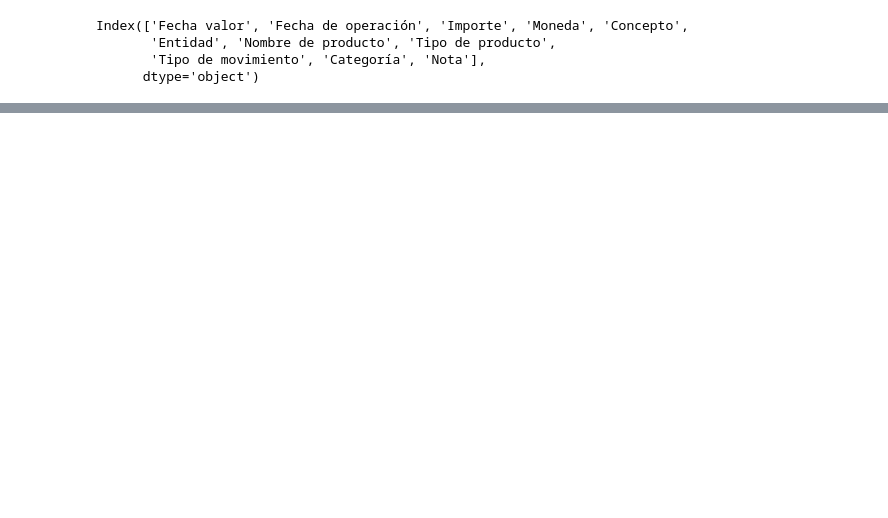
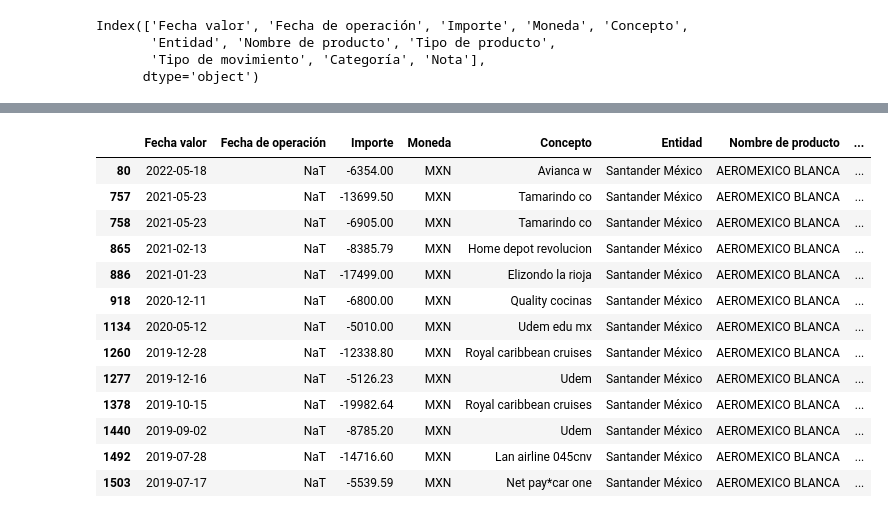
Before and after one commit to diegooguajardoo/100-days-of-python, a Jupyter notebook: Personal Projects/pandas_training.ipynb, the cells around one changed output, grey strips where cells are left out. Drawn from its saved outputs; the diff is of its cells as text; code cells hidden in the pictures; blank space fills up the shorter version.

```diff
--- a/Personal Projects/pandas_training.ipynb
+++ b/Personal Projects/pandas_training.ipynb
@@ -77,0 +116,17 @@ df
+# %%
+aeromexico[aeromexico["Importe"]< -5000].head(13)
+# %% [output]
+|  | Fecha valor | Fecha de operación | Importe | Moneda | Concepto | Entidad | Nombre de producto | ... |
+| 80 | 2022-05-18 | NaT | -6354.00 | MXN | Avianca w | Santander México | AEROMEXICO BLANCA | ... |
+| 757 | 2021-05-23 | NaT | -13699.50 | MXN | Tamarindo co | Santander México | AEROMEXICO BLANCA | ... |
+| 758 | 2021-05-23 | NaT | -6905.00 | MXN | Tamarindo co | Santander México | AEROMEXICO BLANCA | ... |
+| 865 | 2021-02-13 | NaT | -8385.79 | MXN | Home depot revolucion | Santander México | AEROMEXICO BLANCA | ... |
+| 886 | 2021-01-23 | NaT | -17499.00 | MXN | Elizondo la rioja | Santander México | AEROMEXICO BLANCA | ... |
+| 918 | 2020-12-11 | NaT | -6800.00 | MXN | Quality cocinas | Santander México | AEROMEXICO BLANCA | ... |
+| 1134 | 2020-05-12 | NaT | -5010.00 | MXN | Udem edu mx | Santander México | AEROMEXICO BLANCA | ... |
+| 1260 | 2019-12-28 | NaT | -12338.80 | MXN | Royal caribbean cruises | Santander México | AEROMEXICO BLANCA | ... |
+| 1277 | 2019-12-16 | NaT | -5126.23 | MXN | Udem | Santander México | AEROMEXICO BLANCA | ... |
+| 1378 | 2019-10-15 | NaT | -19982.64 | MXN | Royal caribbean cruises | Santander México | AEROMEXICO BLANCA | ... |
+| 1440 | 2019-09-02 | NaT | -8785.20 | MXN | Udem | Santander México | AEROMEXICO BLANCA | ... |
+| 1492 | 2019-07-28 | NaT | -14716.60 | MXN | Lan airline 045cnv | Santander México | AEROMEXICO BLANCA | ... |
+| 1503 | 2019-07-17 | NaT | -5539.59 | MXN | Net pay*car one | Santander México | AEROMEXICO BLANCA | ... |
```
Also changed, not shown: parts of 18 cells of this notebook, 2 other files.
